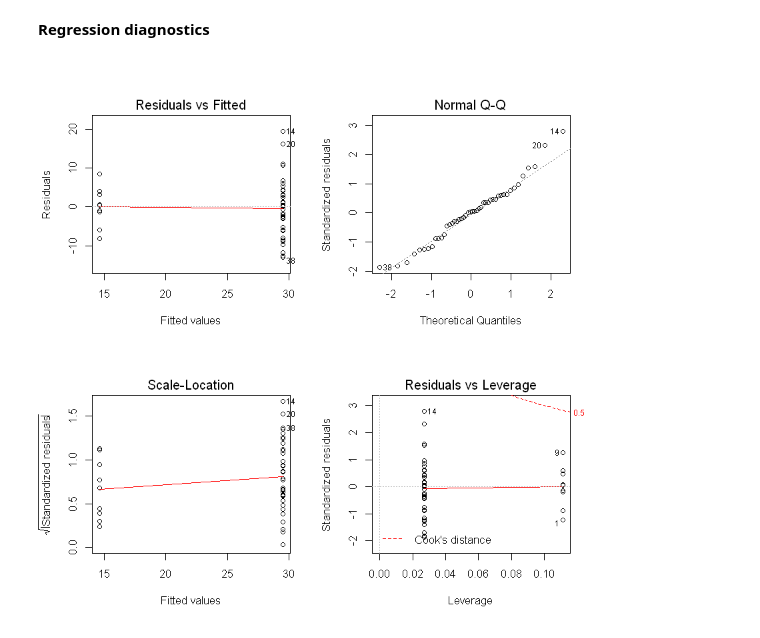
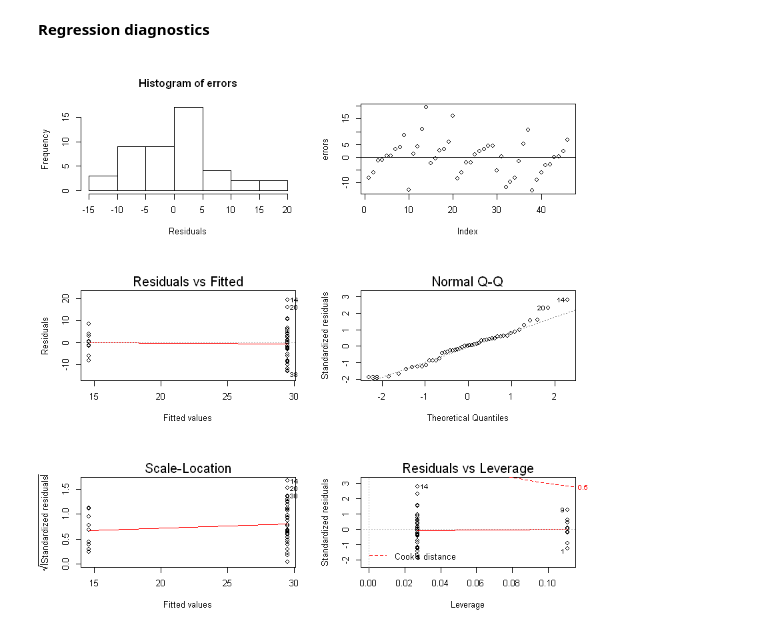
Before and after one commit to lihd1003/19W-Course-Material, a Jupyter notebook: STA303/Case Study Spock Conspiracy Trail.ipynb, the cells around one changed output. Saved outputs shown, nothing was run; the diff lists cells and outputs as text; code cells hidden in the pictures.

```diff
--- a/STA303/Case Study Spock Conspiracy Trail.ipynb
+++ b/STA303/Case Study Spock Conspiracy Trail.ipynb
@@ -231,8 +234,16 @@ $H_0:\beta_1 = 0$ <br>
 **Test statistic** $t = \frac{b_1}{se(b_1)}\sim t_{N-2}$, $N = n_A + n_{A^c} $
 # %% [markdown]
 **Regression diagnostics**
-# %%
-par(mfrow=c(2,2))
-plot(model)
-# %% [output]
-[figure, removed]
+# %%
+yhats = fitted(model)
+errors = residuals(model)
+par(mfrow=c(3,2))
+
+hist(errors, xlab="Residuals", breaks = 5)
+
+plot(errors)
+abline(0, 0)
+
+plot(model)
+# %% [output]
+[figure, added]
```
Also changed, not shown: parts of 4 cells of this notebook.
